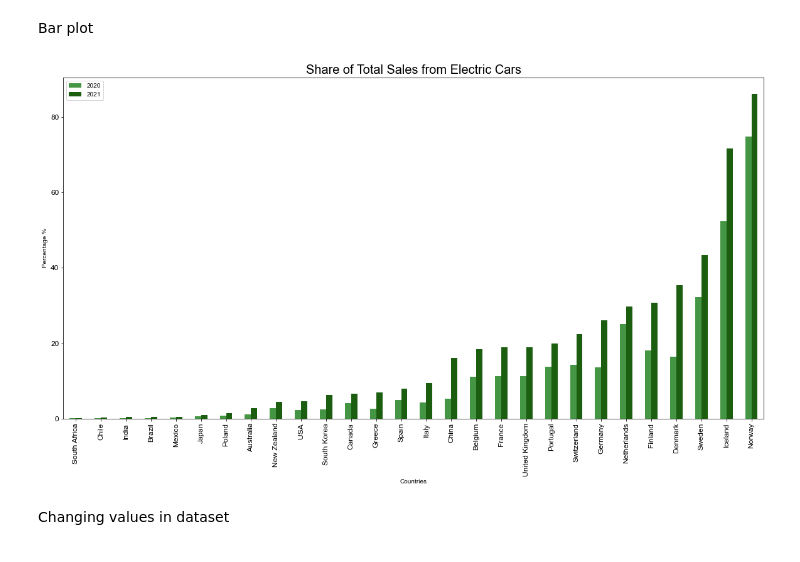
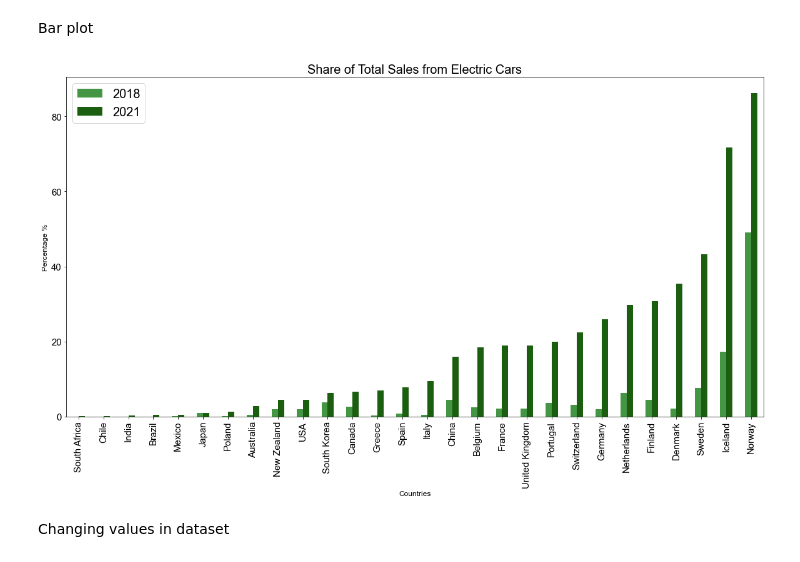
Before and after one commit to aaroln/ev, a Jupyter notebook: presentation.ipynb, the cells around one changed output. Cells and saved outputs as stored; diff of their text form; code cells hidden in the pictures.

```diff
--- a/presentation.ipynb
+++ b/presentation.ipynb
@@ -146,7 +146,7 @@ l2 = len(shares_earliest)
 New Dataframe
 # %%
 df = pd.DataFrame({'2021': shares_latest})
-df1 = pd.DataFrame({'2020': shares_earliest})
+df1 = pd.DataFrame({'2018': shares_earliest})
 df2 = pd.DataFrame({'country': country_list})
 
 all_shares = pd.concat([df2, df1, df], axis=1)
@@ -157,19 +157,26 @@ Bar plot
 # %%
 
 all_shares.plot(kind = 'bar',
 x = 'country',
 stacked = False,
 xlabel = 'Countries',
-ylabel = 'Percentage %',
 fontsize = '12',
-color = {'2020': '#449644','2021': '#1b5e0f'}
+color = {'2018': '#449644','2021': '#1b5e0f'}
 )
 
 plt.title('Share of Total Sales from Electric Cars', fontsize=20)
 
+plt.xlabel('Countries', fontsize=12)
+plt.ylabel('Percentage %', fontsize=12)
+
+plt.xticks(fontsize=15)
+plt.yticks(fontsize=15)
+
+plt.legend(prop={'size': 20})
+
 plt.show()
 # %% [output]
-[figure, old version]
+[figure, new version]
 # %% [markdown]
 Changing values in dataset
 # %%
```
Also changed, not shown: parts of 3 cells of this notebook.
